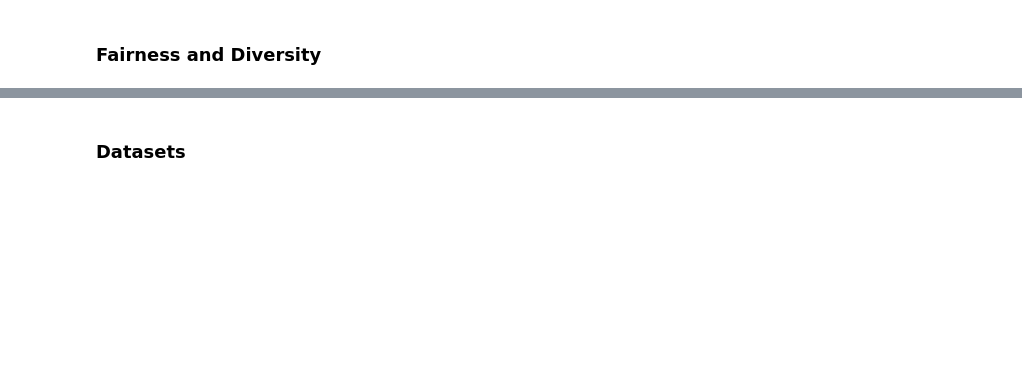
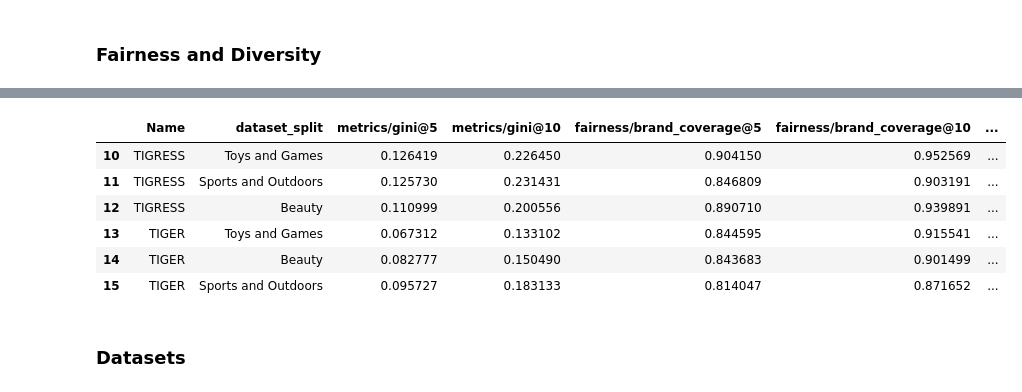
Before and after one commit to Hafeezmhk7/Hafeez_ecir_tiger, a Jupyter notebook: notebooks/latex.ipynb, the cells around one changed output, grey strips where cells are left out. Saved outputs shown, nothing was run; the diff lists cells and outputs as text; code cells hidden in the pictures; blank space fills up the shorter version.

```diff
--- a/notebooks/latex.ipynb
+++ b/notebooks/latex.ipynb
@@ -291,3 +624,13 @@ Toys and Games & 0.0675 & 0.1331 & \textbf{0.1264} & \textbf{0.2266} \\
+# %%
+plot_df
+# %% [output]
+|  | Name | dataset_split | metrics/gini@5 | metrics/gini@10 | fairness/brand_coverage@5 | fairness/brand_coverage@10 | ... |
+| 10 | TIGRESS | Toys and Games | 0.126419 | 0.226450 | 0.904150 | 0.952569 | ... |
+| 11 | TIGRESS | Sports and Outdoors | 0.125730 | 0.231431 | 0.846809 | 0.903191 | ... |
+| 12 | TIGRESS | Beauty | 0.110999 | 0.200556 | 0.890710 | 0.939891 | ... |
+| 13 | TIGER | Toys and Games | 0.067312 | 0.133102 | 0.844595 | 0.915541 | ... |
+| 14 | TIGER | Beauty | 0.082777 | 0.150490 | 0.843683 | 0.901499 | ... |
+| 15 | TIGER | Sports and Outdoors | 0.095727 | 0.183133 | 0.814047 | 0.871652 | ... |
 # %% [markdown]
 ### Datasets
 # %%
```
Also changed, not shown: parts of 14 cells of this notebook, 11 other files.
